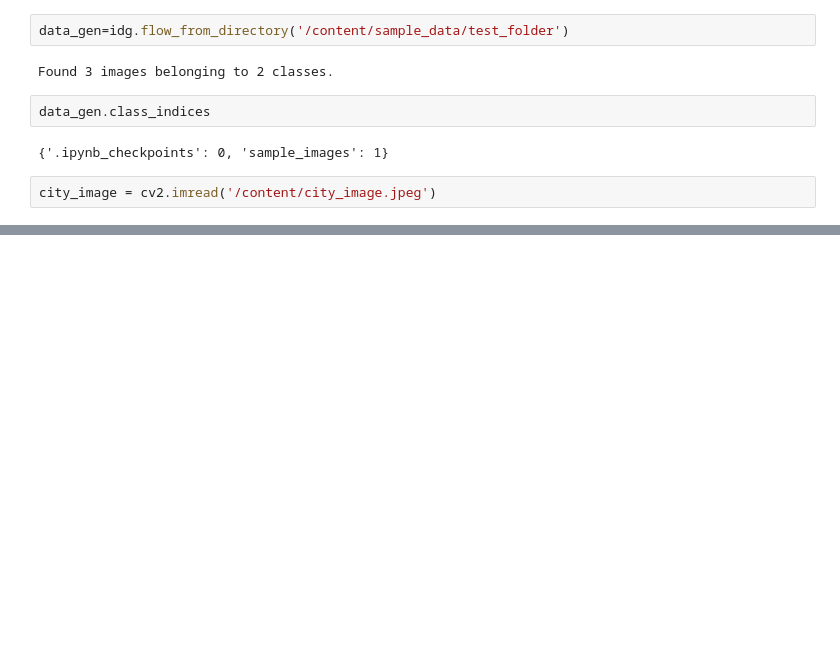
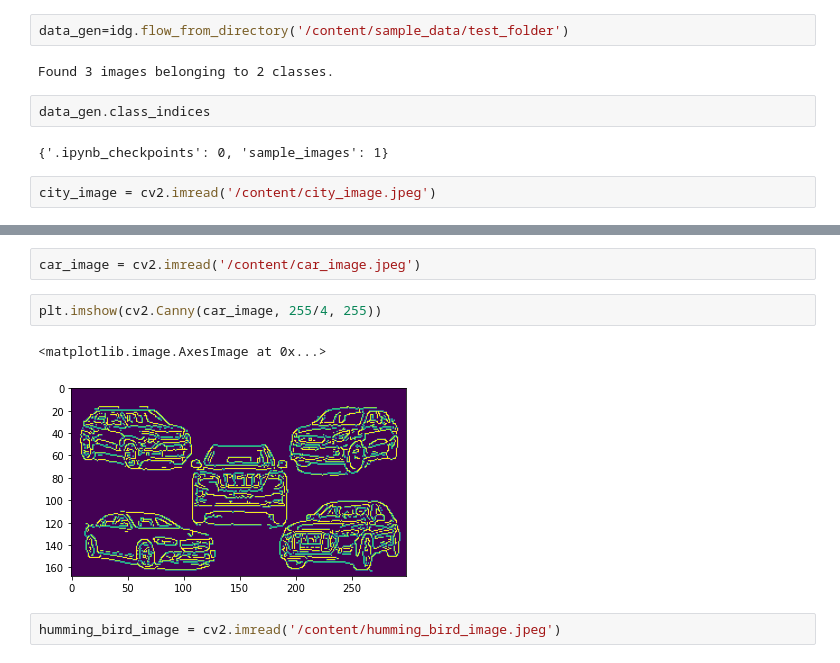
Before and after one commit to JayaManasa/learn_image-processing, a Jupyter notebook: untitled0.ipynb, the cells around one changed output, grey strips where cells are left out. Drawn from its saved outputs; the diff is of its cells as text; blank space fills up the shorter version.

```diff
--- a/untitled0.ipynb
+++ b/untitled0.ipynb
@@ -155,0 +161,9 @@ plt.imshow(cv2.Canny(city_image, 255/3, 255))
+# %%
+car_image = cv2.imread('/content/car_image.jpeg')
+# %%
+plt.imshow(cv2.Canny(car_image, 255/4, 255))
+# %% [output]
+<matplotlib.image.AxesImage at 0x...>
+[figure, added]
+# %%
+humming_bird_image = cv2.imread('/content/humming_bird_image.jpeg')
```
Also changed, not shown: parts of 5 cells of this notebook.
